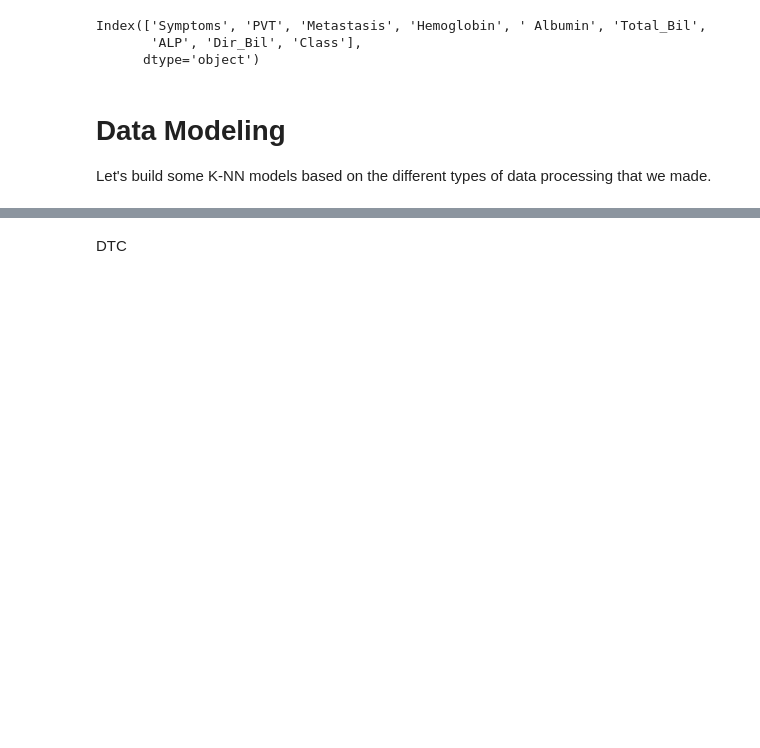
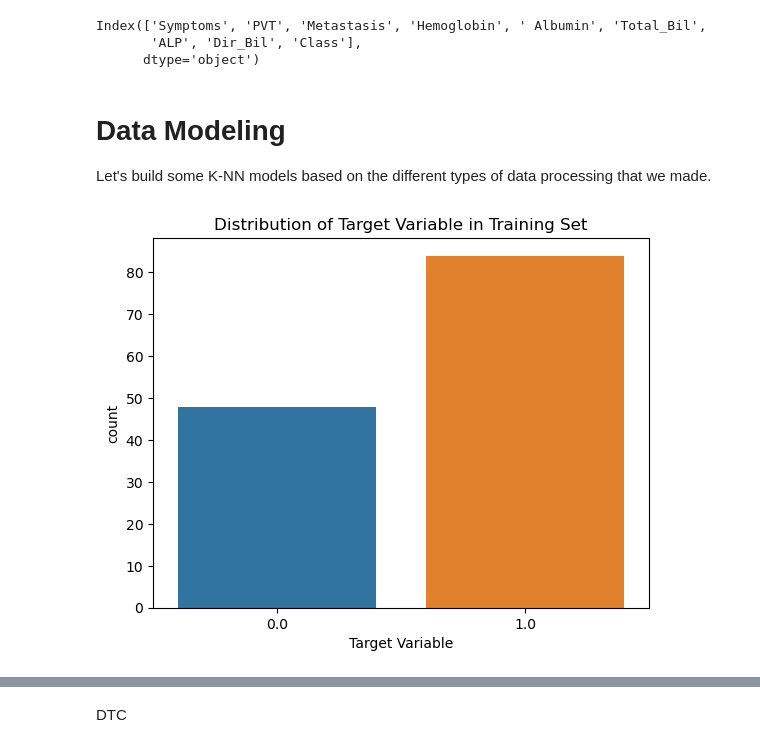
Before and after one commit to johnpierrre/DS-project, a Jupyter notebook: hepatocellular_carcinoma_analysis.ipynb, the cells around one changed output, grey strips where cells are left out. Drawn from its saved outputs; the diff is of its cells as text; code cells hidden in the pictures; blank space fills up the shorter version.

```diff
--- a/hepatocellular_carcinoma_analysis.ipynb
+++ b/hepatocellular_carcinoma_analysis.ipynb
@@ -591,5 +566,15 @@ Let's build some K-NN models based on the different types of data processing tha
 # %%
 
 from sklearn.model_selection import train_test_split
 train_df_np=df_clean.to_numpy()
 X, y =train_df_np[:,:-1], train_df_np[:,-1]
+X_train, X_test, y_train, y_test = train_test_split(X, y, test_size=0.2)
+y_train_series = pd.Series(y_train)
+
+#seeing the graph
+sns.countplot(x=y_train_series)
+plt.xlabel('Target Variable')
+plt.title('Distribution of Target Variable in Training Set')
+plt.show()
+# %% [output]
+[figure, added]
```
Also changed, not shown: parts of 13 cells of this notebook.
